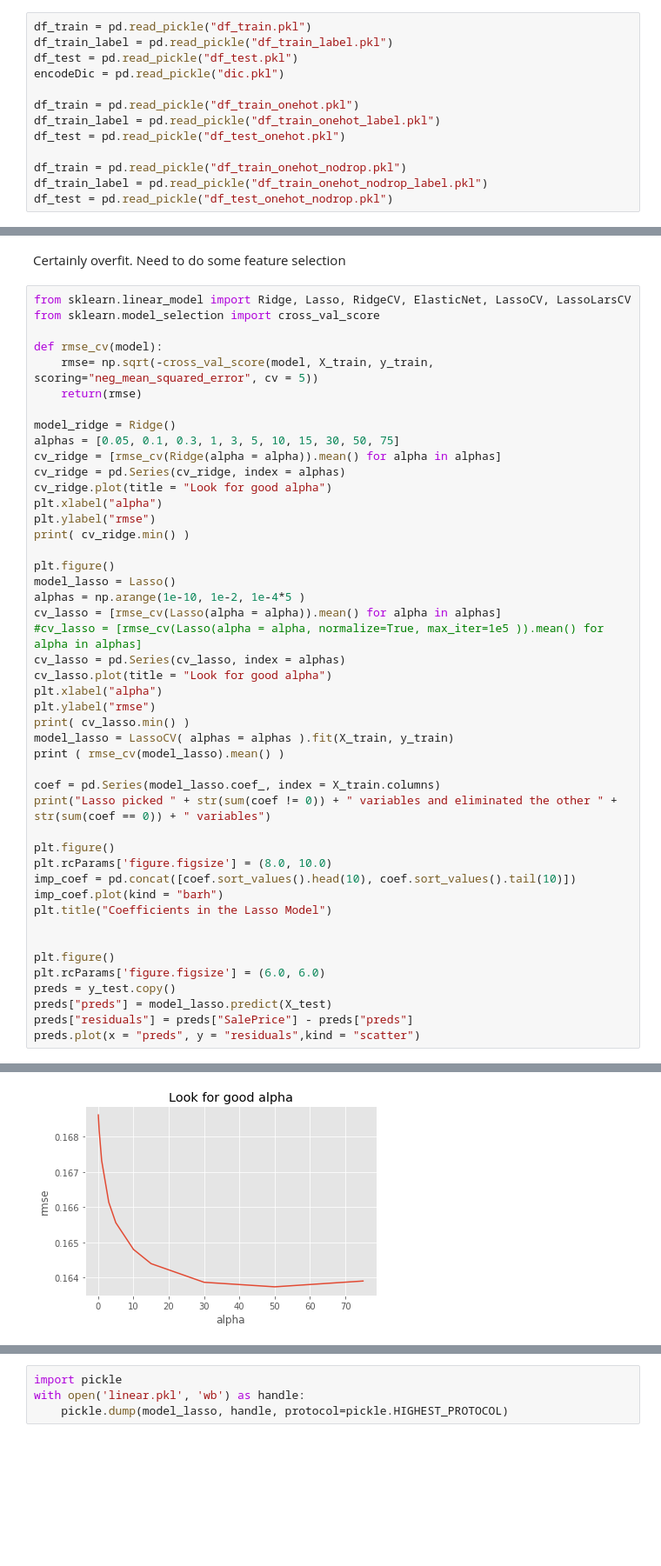
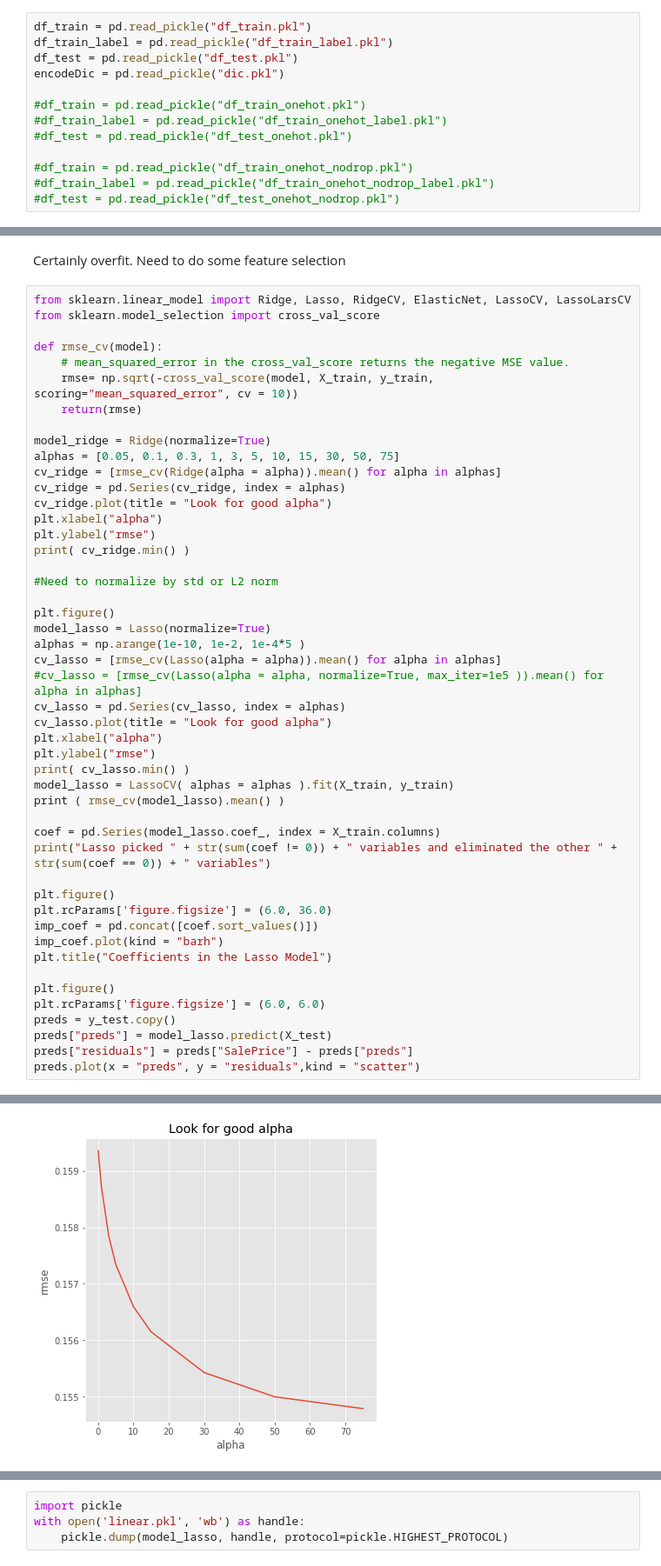
Before and after one commit to richiebui/4sigma, a Jupyter notebook: Hueyling/Kaggle_House_Price/linear_regression.ipynb, the cells around one changed output, grey strips where cells are left out. Shown: that part at 87% size. Cells and saved outputs as stored; diff of their text form; blank space fills up the shorter version.

```diff
--- a/Hueyling/Kaggle_House_Price/linear_regression.ipynb
+++ b/Hueyling/Kaggle_House_Price/linear_regression.ipynb
@@ -22,13 +22,13 @@ df_train_label = pd.read_pickle("df_train_label.pkl")
 df_test = pd.read_pickle("df_test.pkl")
 encodeDic = pd.read_pickle("dic.pkl")
 
-df_train = pd.read_pickle("df_train_onehot.pkl")
-df_train_label = pd.read_pickle("df_train_onehot_label.pkl")
-df_test = pd.read_pickle("df_test_onehot.pkl")
+#df_train = pd.read_pickle("df_train_onehot.pkl")
+#df_train_label = pd.read_pickle("df_train_onehot_label.pkl")
+#df_test = pd.read_pickle("df_test_onehot.pkl")
 
-df_train = pd.read_pickle("df_train_onehot_nodrop.pkl")
-df_train_label = pd.read_pickle("df_train_onehot_nodrop_label.pkl")
-df_test = pd.read_pickle("df_test_onehot_nodrop.pkl")
+#df_train = pd.read_pickle("df_train_onehot_nodrop.pkl")
+#df_train_label = pd.read_pickle("df_train_onehot_nodrop_label.pkl")
+#df_test = pd.read_pickle("df_test_onehot_nodrop.pkl")
 # %%
 df_train_label = df_train_label.astype(int)
 df_train_label_log = np.log( df_train_label )
@@ -62,10 +62,11 @@ from sklearn.linear_model import Ridge, Lasso, RidgeCV, ElasticNet, LassoCV, Las
 from sklearn.model_selection import cross_val_score
 
 def rmse_cv(model):
-    rmse= np.sqrt(-cross_val_score(model, X_train, y_train, scoring="neg_mean_squared_error", cv = 5))
+    # mean_squared_error in the cross_val_score returns the negative MSE value.
+    rmse= np.sqrt(-cross_val_score(model, X_train, y_train, scoring="mean_squared_error", cv = 10))
     return(rmse)
 
-model_ridge = Ridge()
+model_ridge = Ridge(normalize=True)
 alphas = [0.05, 0.1, 0.3, 1, 3, 5, 10, 15, 30, 50, 75]
 cv_ridge = [rmse_cv(Ridge(alpha = alpha)).mean() for alpha in alphas]
 cv_ridge = pd.Series(cv_ridge, index = alphas)
@@ -74,8 +75,10 @@ plt.xlabel("alpha")
 plt.ylabel("rmse")
 print( cv_ridge.min() )
 
+#Need to normalize by std or L2 norm
+
 plt.figure()
-model_lasso = Lasso()
+model_lasso = Lasso(normalize=True)
 alphas = np.arange(1e-10, 1e-2, 1e-4*5 )
 cv_lasso = [rmse_cv(Lasso(alpha = alpha)).mean() for alpha in alphas]
 #cv_lasso = [rmse_cv(Lasso(alpha = alpha, normalize=True, max_iter=1e5 )).mean() for alpha in alphas]
@@ -91,11 +94,10 @@ coef = pd.Series(model_lasso.coef_, index = X_train.columns)
 print("Lasso picked " + str(sum(coef != 0)) + " variables and eliminated the other " +  str(sum(coef == 0)) + " variables")
 
 plt.figure()
-plt.rcParams['figure.figsize'] = (8.0, 10.0)
-imp_coef = pd.concat([coef.sort_values().head(10), coef.sort_values().tail(10)])
+plt.rcParams['figure.figsize'] = (6.0, 36.0)
+imp_coef = pd.concat([coef.sort_values()])
 imp_coef.plot(kind = "barh")
 plt.title("Coefficients in the Lasso Model")
-
 
 plt.figure()
 plt.rcParams['figure.figsize'] = (6.0, 6.0)
@@ -111,2 +113,2 @@ Lasso picked 70 variables and eliminated the other 29 variables
 <matplotlib.axes._subplots.AxesSubplot at 0x...>
-[figure, old version]
+[figure, new version]
```
Also changed, not shown: parts of 6 cells of this notebook, 2 other files.
